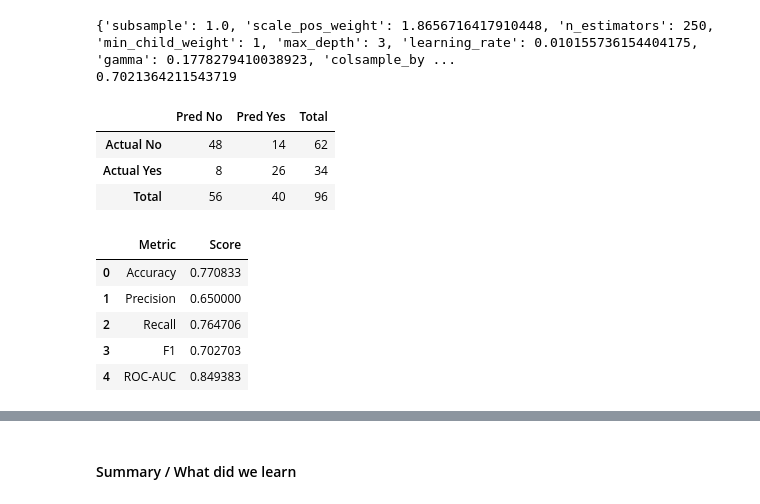
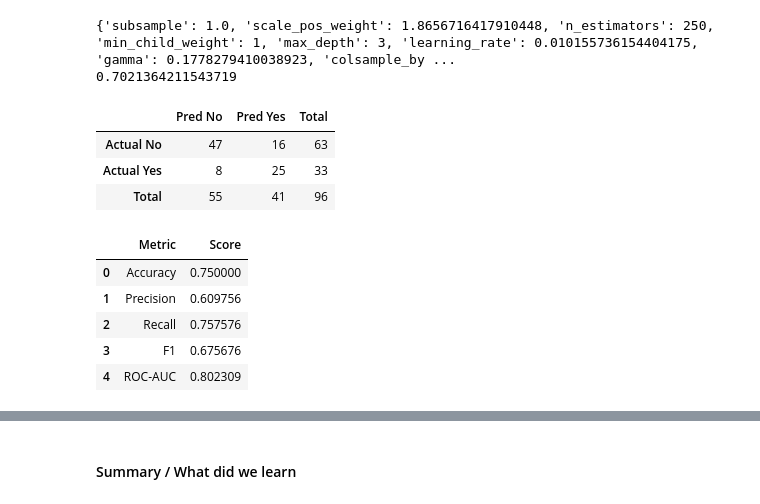
Before and after one commit to JeffGoseland/pima-indians-diabetes-kaggle, a Jupyter notebook: pima_research.ipynb, the cells around one changed output, grey strips where cells are left out. Drawn from its saved outputs; the diff is of its cells as text; code cells hidden in the pictures.

```diff
--- a/pima_research.ipynb
+++ b/pima_research.ipynb
@@ -585,33 +585,33 @@ print(grid_search_wide.best_score_)
 {'subsample': 1.0, 'scale_pos_weight': 1.8656716417910448, 'n_estimators': 250, 'min_child_weight': 1, 'max_depth': 3, 'learning_rate': 0.010155736154404175, 'gamma': 0.1778279410038923, 'colsample_by ...
 0.7021364211543719
 # %%
-y_pred = grid_search_wide.predict(X_val)
-y_prob = grid_search_wide.best_estimator_.predict_proba(X_val)[:, 1]
+y_pred = grid_search_wide.predict(X_test)
+y_prob = grid_search_wide.best_estimator_.predict_proba(X_test)[:, 1]
 # %%
-cm = pd.DataFrame(confusion_matrix(y_val, y_pred),
+cm = pd.DataFrame(confusion_matrix(y_test, y_pred),
                   index=['Actual No', 'Actual Yes'],
                   columns=['Pred No', 'Pred Yes'])
 cm['Total'] = cm.sum(axis=1)
 cm.loc['Total'] = cm.sum()
 cm
 # %% [output]
 |  | Pred No | Pred Yes | Total |
-| Actual No | 48 | 14 | 62 |
-| Actual Yes | 8 | 26 | 34 |
-| Total | 56 | 40 | 96 |
+| Actual No | 47 | 16 | 63 |
+| Actual Yes | 8 | 25 | 33 |
+| Total | 55 | 41 | 96 |
 # %%
 metrics = pd.DataFrame({'Metric': ['Accuracy', 'Precision', 'Recall', 'F1', 'ROC-AUC'],
-                        'Score': [accuracy_score(y_val, y_pred),
-                                  precision_score(y_val, y_pred),
-                                  recall_score(y_val, y_pred),
-                                  f1_score(y_val, y_pred),
-                                  roc_auc_score(y_val, y_prob)]})
+                        'Score': [accuracy_score(y_test, y_pred),
+                                  precision_score(y_test, y_pred),
+                                  recall_score(y_test, y_pred),
+                                  f1_score(y_test, y_pred),
+                                  roc_auc_score(y_test, y_prob)]})
 
 metrics
 # %% [output]
 |  | Metric | Score |
-| 0 | Accuracy | 0.770833 |
-| 1 | Precision | 0.650000 |
-| 2 | Recall | 0.764706 |
-| 3 | F1 | 0.702703 |
-| 4 | ROC-AUC | 0.849383 |
+| 0 | Accuracy | 0.750000 |
+| 1 | Precision | 0.609756 |
+| 2 | Recall | 0.757576 |
+| 3 | F1 | 0.675676 |
+| 4 | ROC-AUC | 0.802309 |
```
Also changed, not shown: parts of 2 cells of this notebook.
